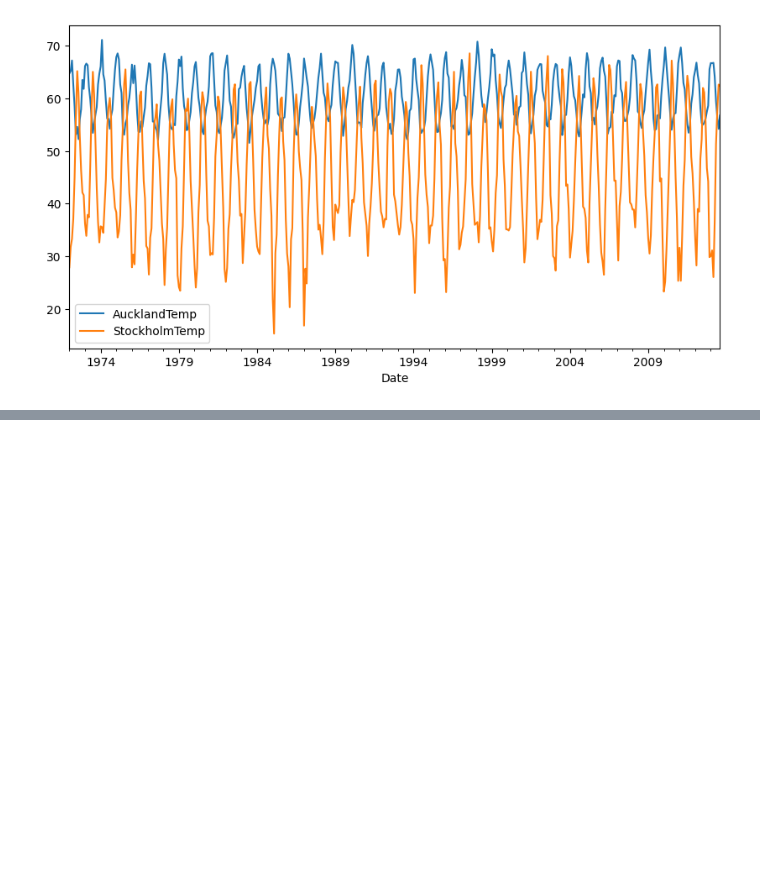
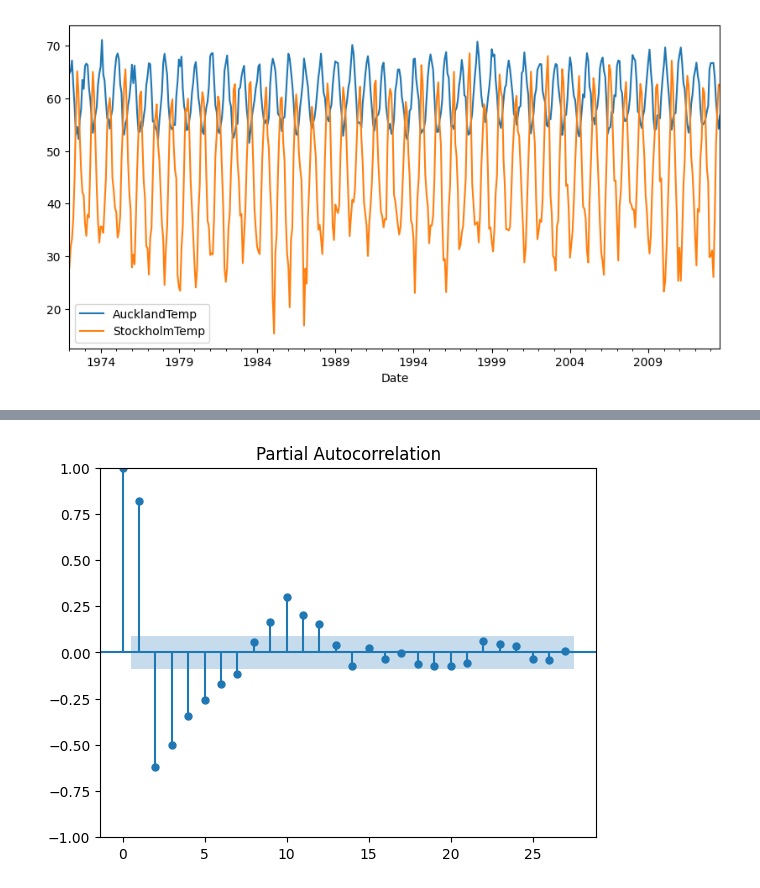
Before and after one commit to yeesem/Time-Series-Data-Analysis, a Jupyter notebook: VARMA_TEMPERATURE.ipynb, the cells around one changed output, grey strips where cells are left out. Saved outputs shown, nothing was run; the diff lists cells and outputs as text; code cells hidden in the pictures; blank space fills up the shorter version.

```diff
--- a/VARMA_TEMPERATURE.ipynb
+++ b/VARMA_TEMPERATURE.ipynb
@@ -166,0 +177,4 @@ joined_part.loc[test_idx,'ScaledStockholm'] = test['ScaledStockholm']
+# %%
+plot_pacf(train['ScaledAuckland']);
+# %% [output]
+[figure, added]
```
Also changed, not shown: parts of 3 cells of this notebook.
